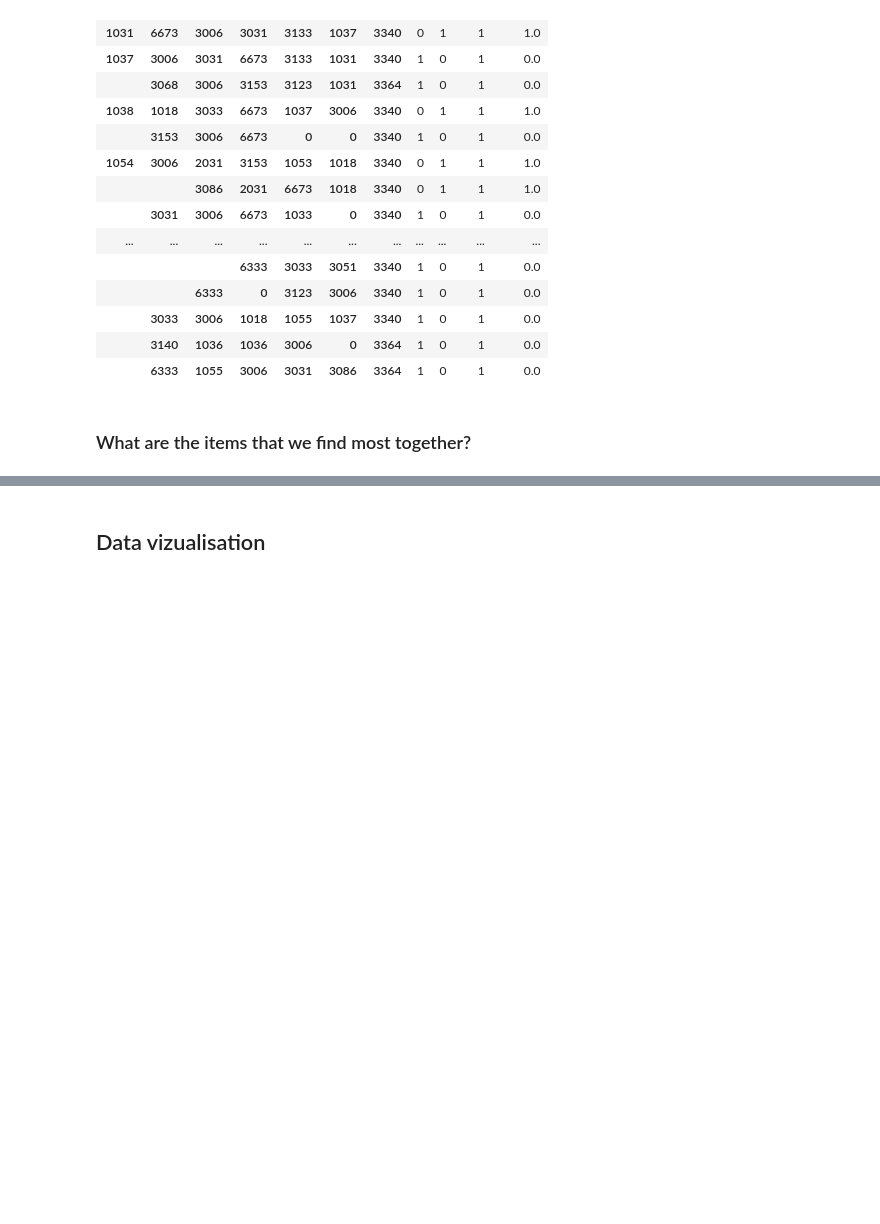
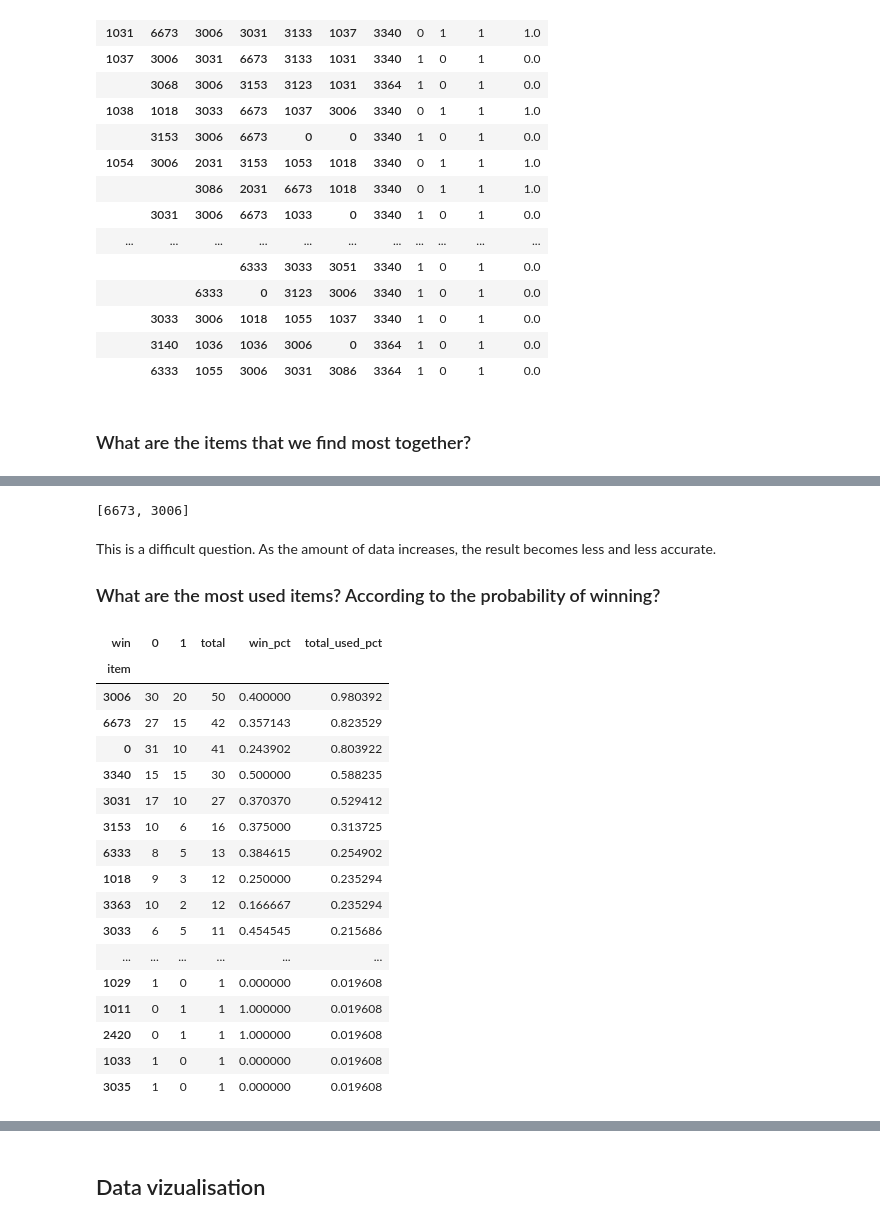
Before and after one commit to jnamor/lol_stats, a Jupyter notebook: notebook/Exploration de la donnée.ipynb, the cells around one changed output, grey strips where cells are left out. Drawn from its saved outputs; the diff is of its cells as text; code cells hidden in the pictures; blank space fills up the shorter version.

```diff
--- a/notebook/Exploration de la donnée.ipynb
+++ b/notebook/Exploration de la donnée.ipynb
@@ -259,0 +309,30 @@ yonesItemGrouped
+# %%
+common_in_nested_lists(nested_list[:10])
+# %% [output]
+[6673, 3006]
+# %% [markdown]
+This is a difficult question. As the amount of data increases, the result becomes less and less accurate.
+### What are the most used items? According to the probability of winning?
+# %%
+dfUniqueItemsGrouped['total_used_pct'] = dfUniqueItemsGrouped['total'] / len(yonesItem)
+# %%
+dfUniqueItemsGrouped.sort_values('total_used_pct', ascending=False)
+# %% [output]
+| win | 0 | 1 | total | win_pct | total_used_pct |
+| item |  |  |  |  |  |
+| 3006 | 30 | 20 | 50 | 0.400000 | 0.980392 |
+| 6673 | 27 | 15 | 42 | 0.357143 | 0.823529 |
+| 0 | 31 | 10 | 41 | 0.243902 | 0.803922 |
+| 3340 | 15 | 15 | 30 | 0.500000 | 0.588235 |
+| 3031 | 17 | 10 | 27 | 0.370370 | 0.529412 |
+| 3153 | 10 | 6 | 16 | 0.375000 | 0.313725 |
+| 6333 | 8 | 5 | 13 | 0.384615 | 0.254902 |
+| 1018 | 9 | 3 | 12 | 0.250000 | 0.235294 |
+| 3363 | 10 | 2 | 12 | 0.166667 | 0.235294 |
+| 3033 | 6 | 5 | 11 | 0.454545 | 0.215686 |
+| ... | ... | ... | ... | ... | ... |
+| 1029 | 1 | 0 | 1 | 0.000000 | 0.019608 |
+| 1011 | 0 | 1 | 1 | 1.000000 | 0.019608 |
+| 2420 | 0 | 1 | 1 | 1.000000 | 0.019608 |
+| 1033 | 1 | 0 | 1 | 0.000000 | 0.019608 |
+| 3035 | 1 | 0 | 1 | 0.000000 | 0.019608 |
```
Also changed, not shown: parts of 7 cells of this notebook.
